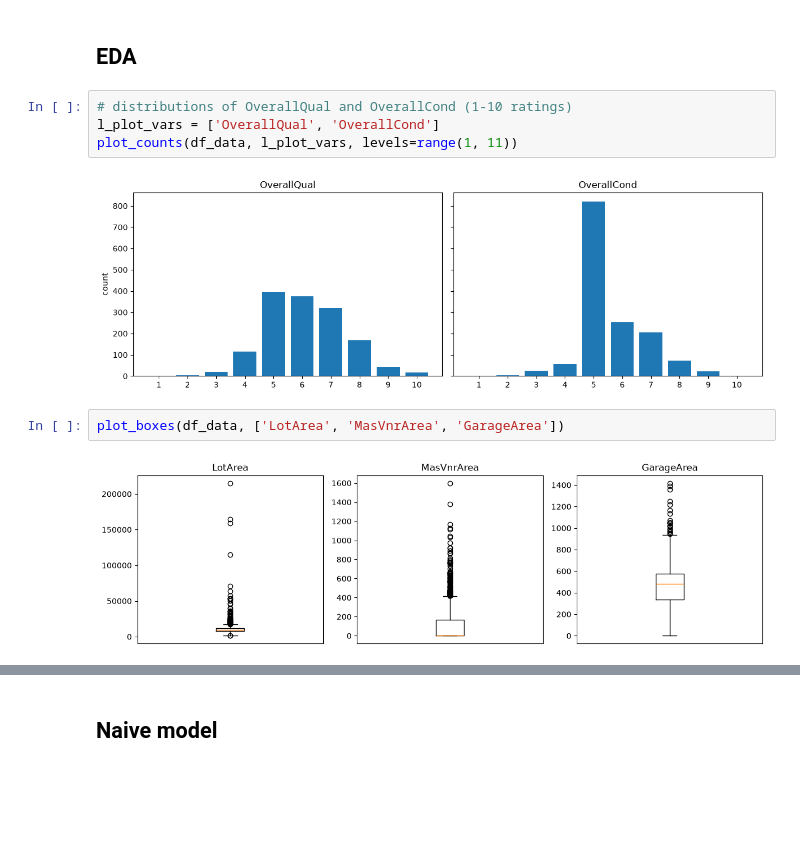
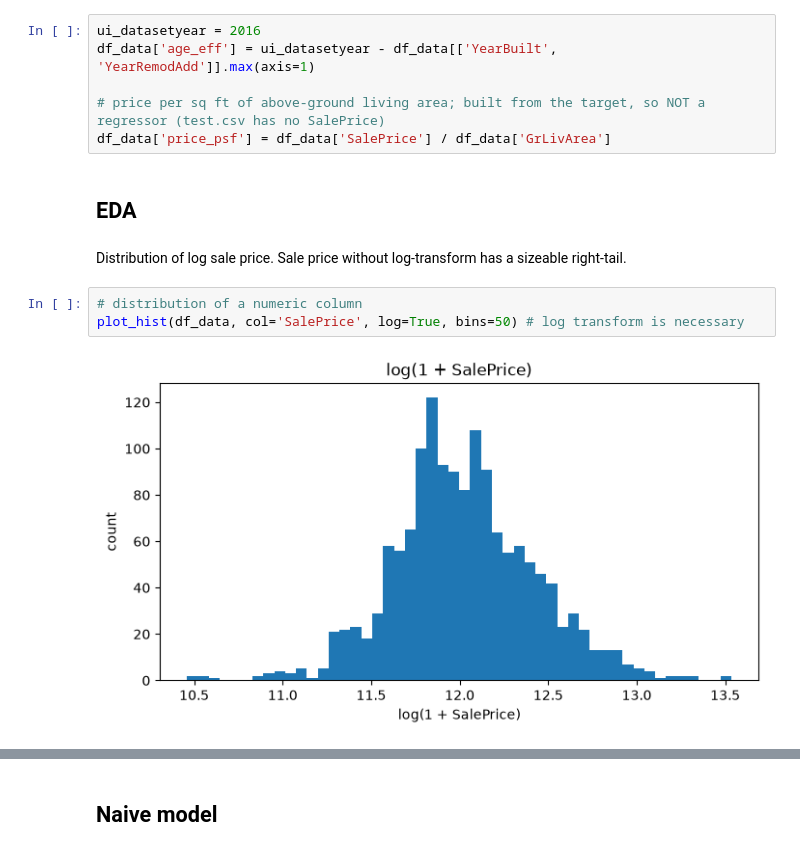
Before and after one commit to jxwhat/22DM012-assn01-apartmentprices, a Jupyter notebook: workings/playground.ipynb, the cells around one changed output, grey strips where cells are left out. Cells and saved outputs as stored; diff of their text form; blank space fills up the shorter version.

```diff
--- a/workings/playground.ipynb
+++ b/workings/playground.ipynb
@@ -151,12 +609,15 @@ df_data[(df_data['MasVnrArea'].isna()) | (df_data['MasVnrArea']==0)]
+# %%
+ui_datasetyear = 2016
+df_data['age_eff'] = ui_datasetyear - df_data[['YearBuilt', 'YearRemodAdd']].max(axis=1)
+
+# price per sq ft of above-ground living area; built from the target, so NOT a regressor (test.csv has no SalePrice)
+df_data['price_psf'] = df_data['SalePrice'] / df_data['GrLivArea']
 # %% [markdown]
 ## EDA
-# %%
-# distributions of OverallQual and OverallCond (1-10 ratings)
-l_plot_vars = ['OverallQual', 'OverallCond']
-plot_counts(df_data, l_plot_vars, levels=range(1, 11))
-# %% [output]
-[figure, removed]
-# %%
-plot_boxes(df_data, ['LotArea', 'MasVnrArea', 'GarageArea'])
-# %% [output]
-[figure, removed]
+# %% [markdown]
+Distribution of log sale price. Sale price without log-transform has a sizeable right-tail.
+# %%
+# distribution of a numeric column
+plot_hist(df_data, col='SalePrice', log=True, bins=50) # log transform is necessary
+# %% [output]
+[figure, added]
```
Also changed, not shown: parts of 54 cells of this notebook, 4 other files.
